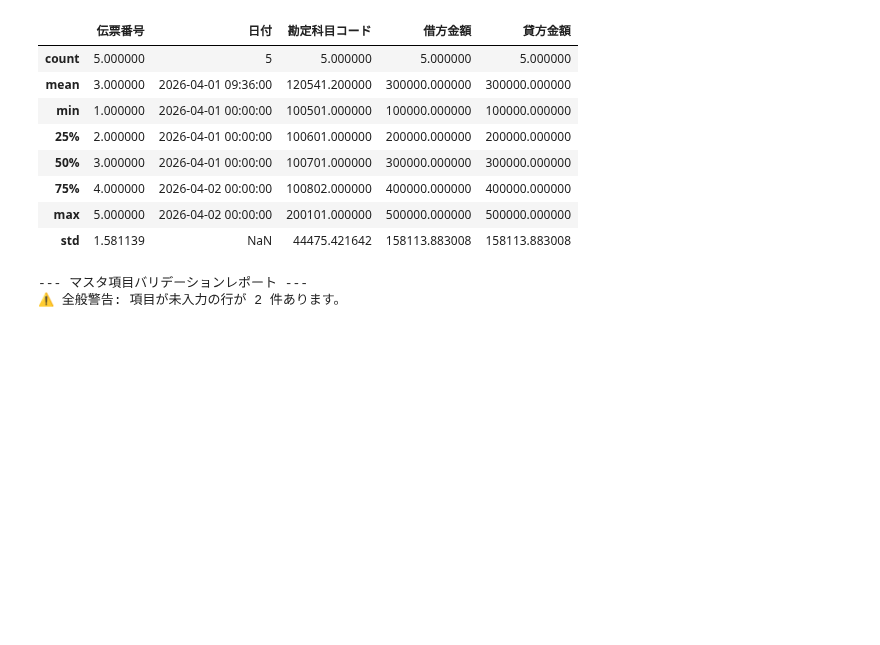
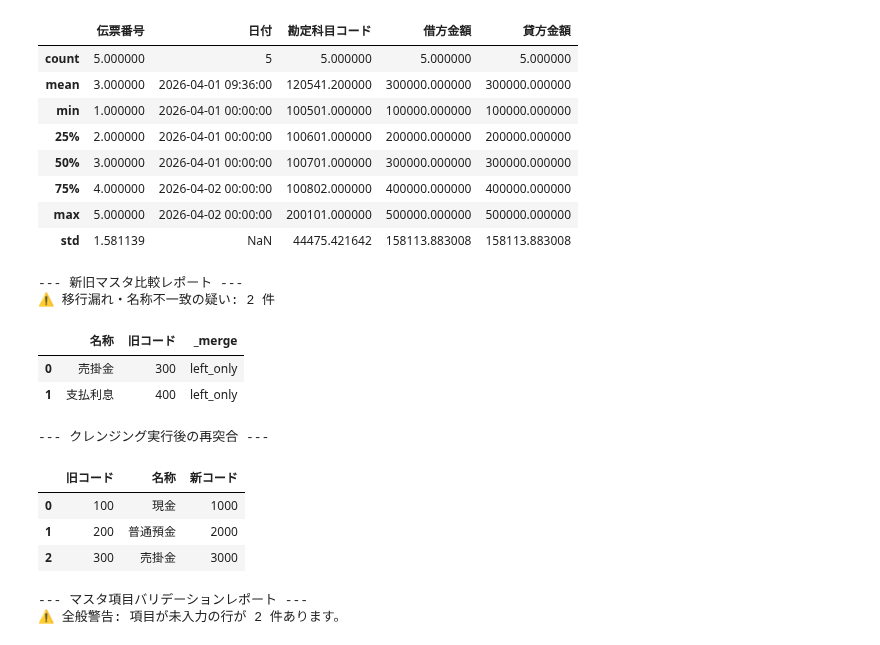
Before and after one commit to Koji-Accounting-Tech/D365-Finance-Data-Validator, a Jupyter notebook: D365_Data_Processing.ipynb, the cells around one changed output. Drawn from its saved outputs; the diff is of its cells as text; code cells hidden in the pictures; blank space fills up the shorter version.

```diff
--- a/D365_Data_Processing.ipynb
+++ b/D365_Data_Processing.ipynb
@@ -31,6 +31,61 @@ display(df.describe())
 | 75% | 4.000000 | 2026-04-02 00:00:00 | 100802.000000 | 400000.000000 | 400000.000000 |
 | max | 5.000000 | 2026-04-02 00:00:00 | 200101.000000 | 500000.000000 | 500000.000000 |
 | std | 1.581139 | NaN | 44475.421642 | 158113.883008 | 158113.883008 |
+# %%
+import pandas as pd
+
+# 1. 旧システムのマスタ（移行元）
+old_master = {
+    '旧コード': ['100', '200', '300', '400'],
+    '名称': ['現金', '普通預金', '売掛金', '支払利息']
+}
+df_old = pd.DataFrame(old_master)
+
+# 2. 新システムのマスタ（移行先 / D365想定）
+# ※ 3000番の名前が「未回収金」になっていたり、4000番が欠落していたりする想定
+new_master = {
+    '新コード': ['1000', '2000', '3000'],
+    '名称': ['現金', '普通預金', '未回収金'] # '売掛金'ではなくなっている
+}
+df_new = pd.DataFrame(new_master)
+
+# 3. 名称をキーにして外部結合（Outer Join）を行う
+# indicator=True を使うと、どちらの表に存在するデータか一瞬でわかります
+df_diff = pd.merge(df_old, df_new, on='名称', how='outer', indicator=True)
+
+# 4. 差異（Diff）の分析
+# 4-1. 新システムに移行漏れしている名称（旧にはあるが新にはない）
+missing_in_new = df_diff[df_diff['_merge'] == 'left_only']
+
+# 4-2. 名称が一致しない、またはコード変換が不明なもの
+# 300番(売掛金)は、新システムでは「未回収金」になっているため、名称一致では紐付かない
+# これを「名寄せが必要な候補」として抽出します
+
+print("--- 新旧マスタ比較レポート ---")
+
+if len(missing_in_new) > 0:
+    print(f"⚠️ 移行漏れ・名称不一致の疑い: {len(missing_in_new)} 件")
+    display(missing_in_new[['名称', '旧コード', '_merge']])
+
+# 5. 【名寄せ・クレンジング】
+# 類推やマッピング表を使って、新しい名称（未回収金）を「売掛金」に読み替える処理
+# ここでは「名称の置換」を実演します
+df_new['名称'] = df_new['名称'].replace('未回収金', '売掛金')
+
+print("\n--- クレンジング実行後の再突合 ---")
+df_cleaned = pd.merge(df_old, df_new, on='名称', how='inner')
+display(df_cleaned)
+# %% [output]
+--- 新旧マスタ比較レポート ---
+⚠️ 移行漏れ・名称不一致の疑い: 2 件
+|  | 名称 | 旧コード | _merge |
+| 0 | 売掛金 | 300 | left_only |
+| 1 | 支払利息 | 400 | left_only |
+--- クレンジング実行後の再突合 ---
+|  | 旧コード | 名称 | 新コード |
+| 0 | 100 | 現金 | 1000 |
+| 1 | 200 | 普通預金 | 2000 |
+| 2 | 300 | 売掛金 | 3000 |
 # %%
 import pandas as pd
 import numpy as np
```
